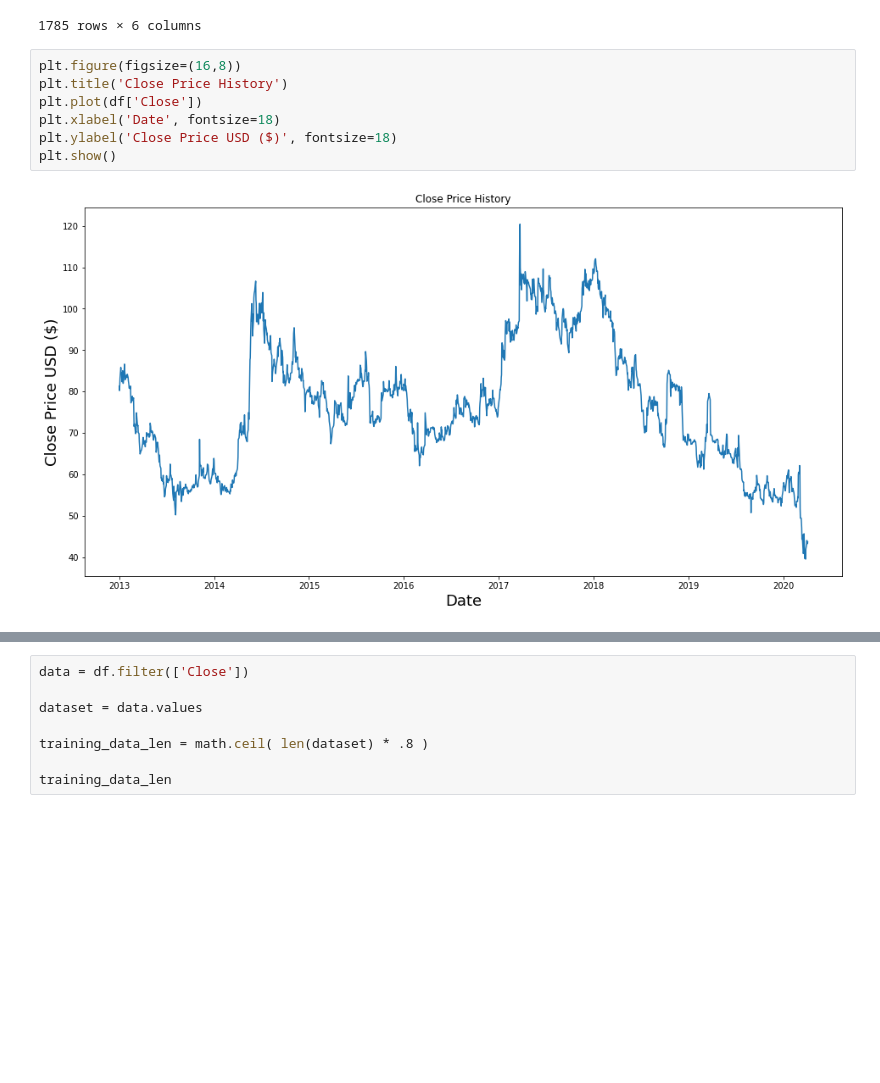
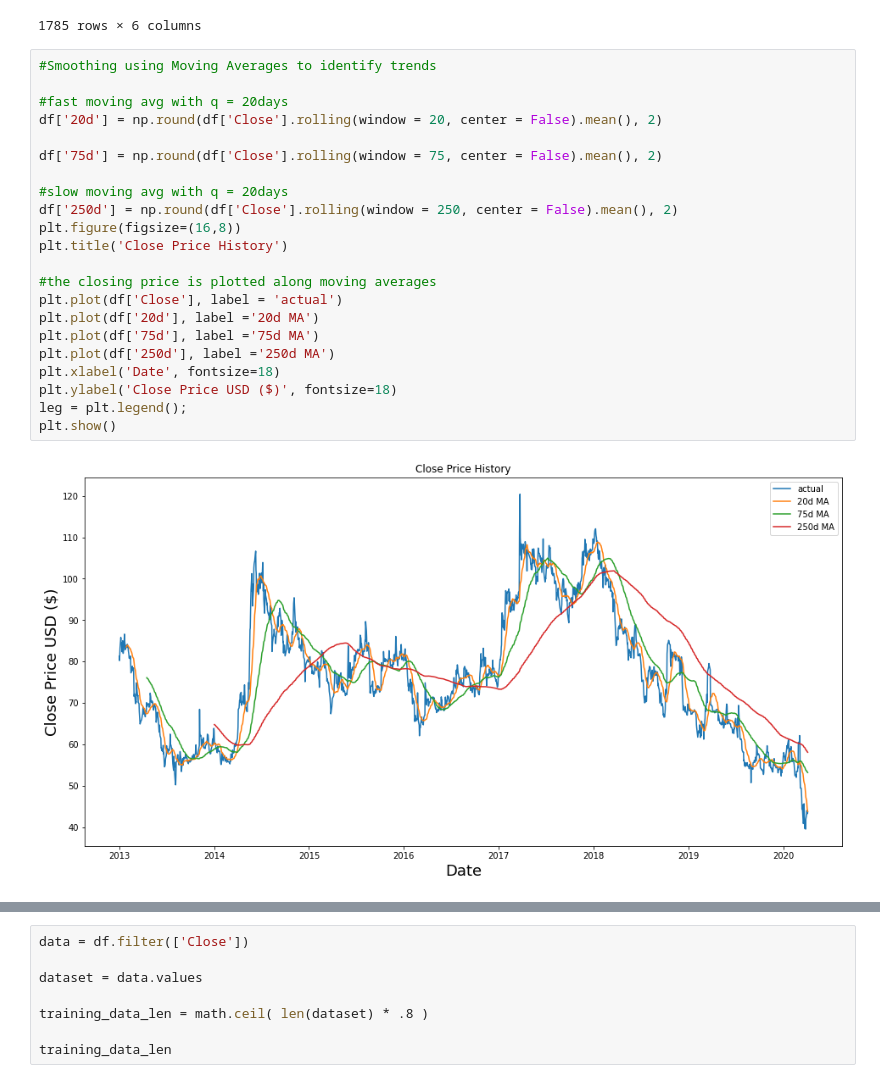
Before and after one commit to 11harini04/StockTick, a Jupyter notebook: Web_scraping_NSE.ipynb, the cells around one changed output, grey strips where cells are left out. Cells and saved outputs as stored; diff of their text form; blank space fills up the shorter version.

```diff
--- a/Web_scraping_NSE.ipynb
+++ b/Web_scraping_NSE.ipynb
@@ -201,12 +199,27 @@ df
 | 2020-04-01 | 44.700001 | 43.049999 | 43.599998 | 43.200001 | 21470.0 | 43.200001 |
 | 2020-04-03 | 44.049999 | 42.799999 | 43.599998 | 43.599998 | 20121.0 | 43.599998 |
 1785 rows × 6 columns
-# %%
-plt.figure(figsize=(16,8))
-plt.title('Close Price History')
-plt.plot(df['Close'])
-plt.xlabel('Date', fontsize=18)
-plt.ylabel('Close Price USD ($)', fontsize=18)
-plt.show()
-# %% [output]
-[figure, removed]
+# %%
+#Smoothing using Moving Averages to identify trends
+
+#fast moving avg with q = 20days
+df['20d'] = np.round(df['Close'].rolling(window = 20, center = False).mean(), 2)
+
+df['75d'] = np.round(df['Close'].rolling(window = 75, center = False).mean(), 2)
+
+#slow moving avg with q = 20days
+df['250d'] = np.round(df['Close'].rolling(window = 250, center = False).mean(), 2)
+plt.figure(figsize=(16,8))
+plt.title('Close Price History')
+
+#the closing price is plotted along moving averages
+plt.plot(df['Close'], label = 'actual')
+plt.plot(df['20d'], label ='20d MA')
+plt.plot(df['75d'], label ='75d MA')
+plt.plot(df['250d'], label ='250d MA')
+plt.xlabel('Date', fontsize=18)
+plt.ylabel('Close Price USD ($)', fontsize=18)
+leg = plt.legend();
+plt.show()
+# %% [output]
+[figure, added]
```
Also changed, not shown: parts of 3 cells of this notebook.
